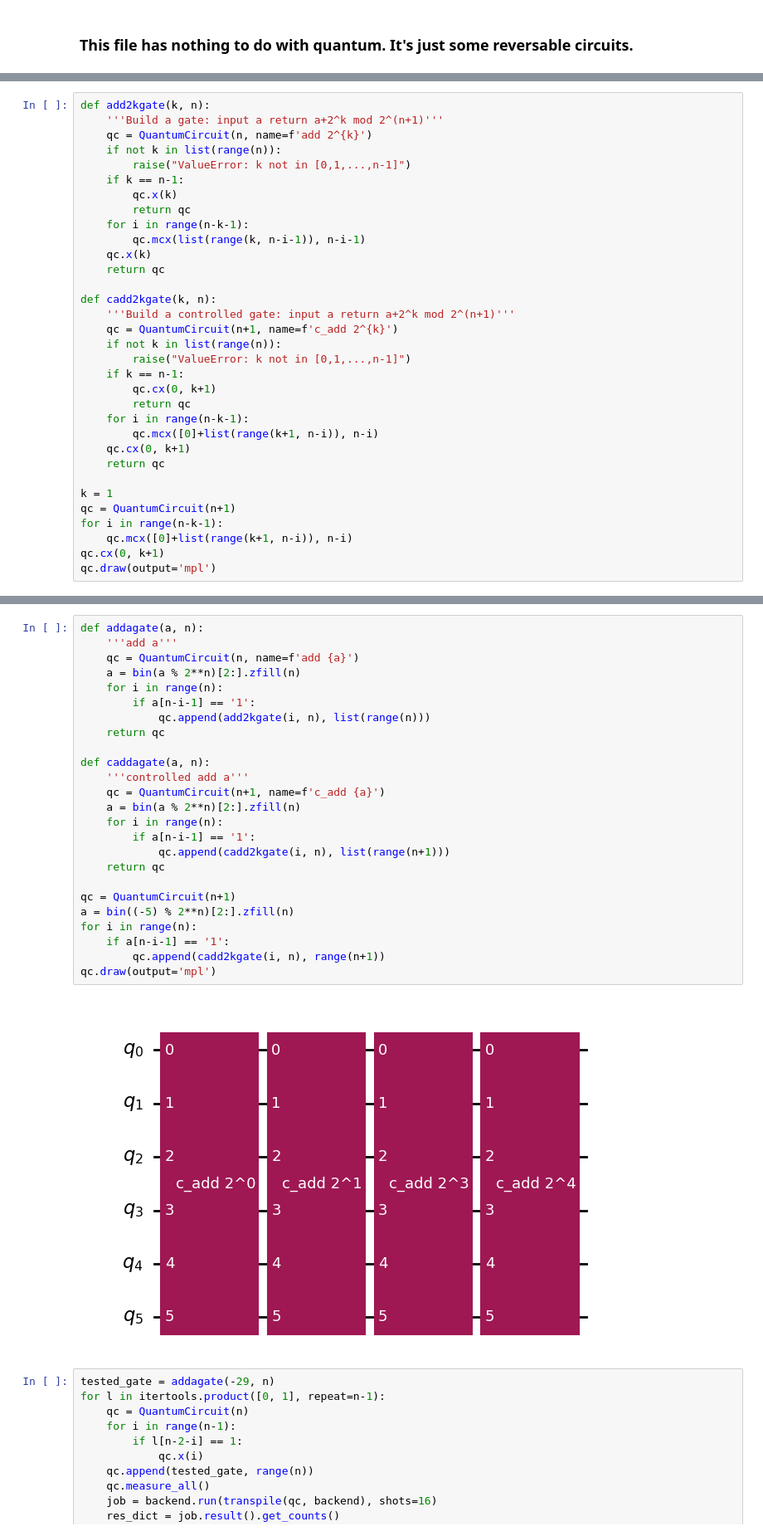
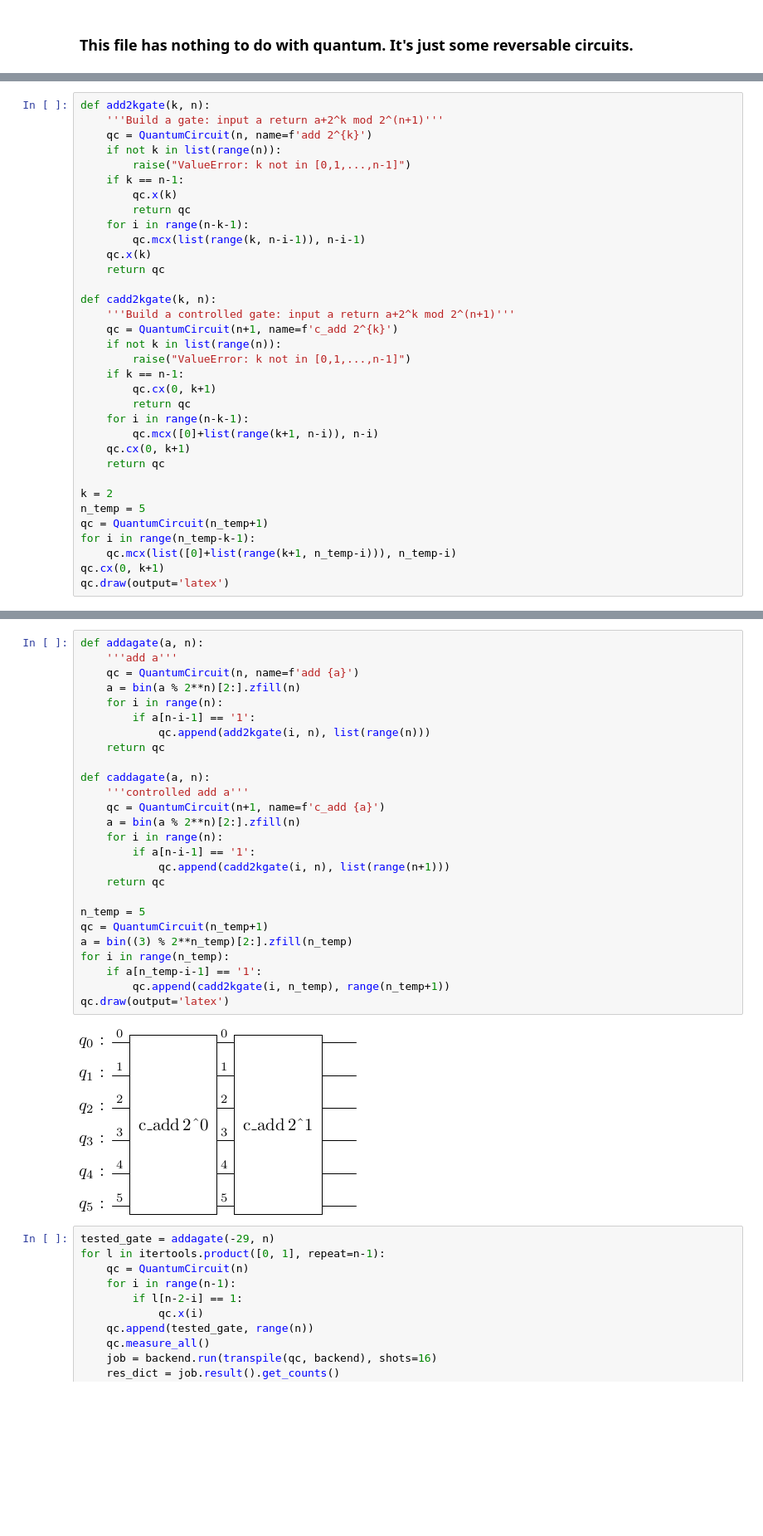
Before and after one commit to xuelx1/LearnQC, a Jupyter notebook: shift_gate.ipynb, the cells around one changed output, grey strips where cells are left out. Shown at 83% size. Saved outputs shown, nothing was run; the diff lists cells and outputs as text; blank space fills up the shorter version.

```diff
--- a/shift_gate.ipynb
+++ b/shift_gate.ipynb
@@ -34,10 +35,11 @@ def cadd2kgate(k, n):
     qc.cx(0, k+1)
     return qc
 
-k = 1
-qc = QuantumCircuit(n+1)
-for i in range(n-k-1):
-    qc.mcx([0]+list(range(k+1, n-i)), n-i)
+k = 2
+n_temp = 5
+qc = QuantumCircuit(n_temp+1)
+for i in range(n_temp-k-1):
+    qc.mcx(list([0]+list(range(k+1, n_temp-i))), n_temp-i)
 qc.cx(0, k+1)
-qc.draw(output='mpl')
+qc.draw(output='latex')
 # %% [output]
@@ -45,30 +47,31 @@ qc.draw(output='mpl')
 # %%
 def addagate(a, n):
     '''add a'''
     qc = QuantumCircuit(n, name=f'add {a}')
     a = bin(a % 2**n)[2:].zfill(n)
     for i in range(n):
         if a[n-i-1] == '1':
             qc.append(add2kgate(i, n), list(range(n)))
     return qc
 
 def caddagate(a, n):
     '''controlled add a'''
     qc = QuantumCircuit(n+1, name=f'c_add {a}')
     a = bin(a % 2**n)[2:].zfill(n)
     for i in range(n):
         if a[n-i-1] == '1':
             qc.append(cadd2kgate(i, n), list(range(n+1)))
     return qc
 
-qc = QuantumCircuit(n+1)
-a = bin((-5) % 2**n)[2:].zfill(n)
-for i in range(n):
-    if a[n-i-1] == '1':
-        qc.append(cadd2kgate(i, n), range(n+1))
-qc.draw(output='mpl')
+n_temp = 5
+qc = QuantumCircuit(n_temp+1)
+a = bin((3) % 2**n_temp)[2:].zfill(n_temp)
+for i in range(n_temp):
+    if a[n_temp-i-1] == '1':
+        qc.append(cadd2kgate(i, n_temp), range(n_temp+1))
+qc.draw(output='latex')
 # %% [output]
-[figure, old version]
+[figure, new version]
 # %%
 tested_gate = addagate(-29, n)
 for l in itertools.product([0, 1], repeat=n-1):
```
Also changed, not shown: parts of 3 cells of this notebook, 2 other files.
